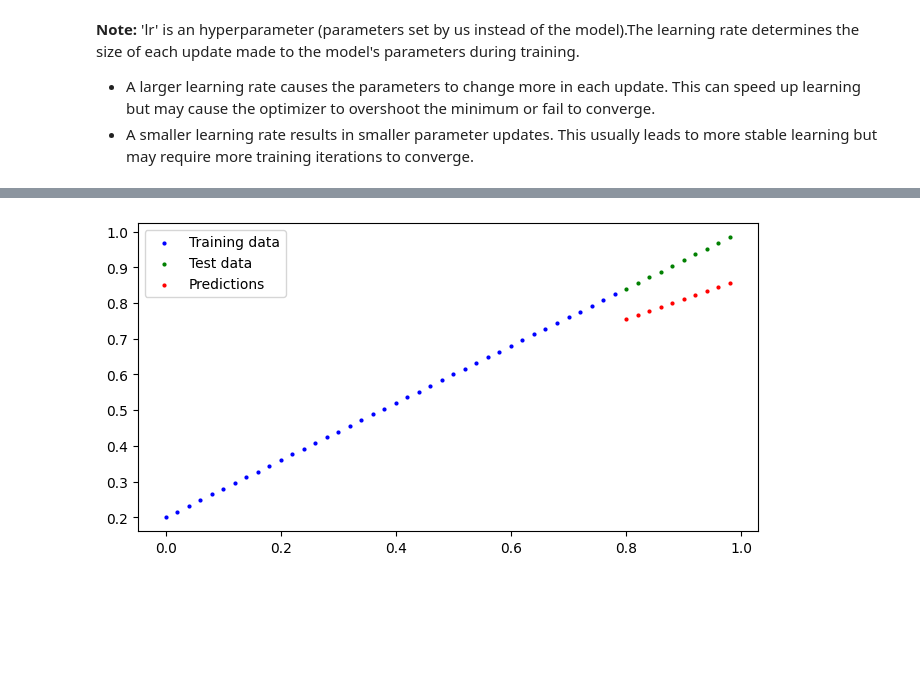
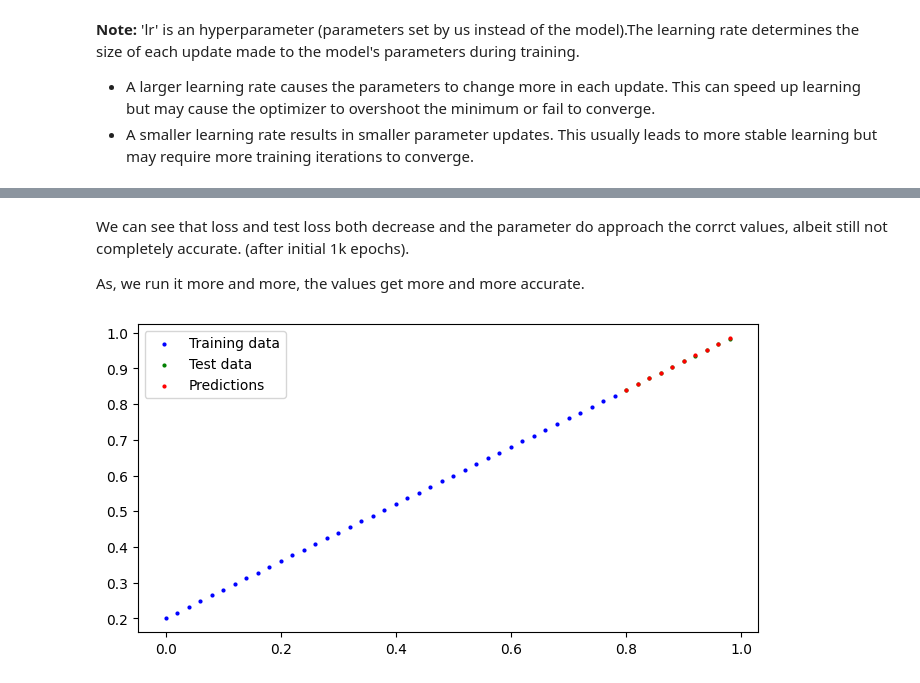
Before and after one commit to Sayam-01/Simple-ML-Model-for-Pytorch-Learning, a Jupyter notebook: Pytorch_2.ipynb, the cells around one changed output, grey strips where cells are left out. Drawn from its saved outputs; the diff is of its cells as text; code cells hidden in the pictures; blank space fills up the shorter version.

Commit message:
Implemented Testing loops, loss curves, predictions

```diff
--- a/Pytorch_2.ipynb
+++ b/Pytorch_2.ipynb
@@ -208,8 +218,12 @@ The loop involves these setps:
 # %%
-torch.manual_seed(42)
+#set the desired no of epochs
+epochs = 2000
 
-#set the desired no of epochs
-epochs = 1000
+#track useful values
+epoch_count = []
+loss_values = []
+test_loss_values = []
+
 
 #setting the loop
 for epoch in range(epochs):
@@ -232,3 +246,23 @@ for epoch in range(epochs):
 
   #Step the optimizer
   optimizer.step()
+
+  #Testing loop
+  #setting into eval mode
+  model0.eval()
+  with torch.inference_mode():
+    #doing the forward pass
+    test_predictions = model0(x_test)
+
+    #calculate the loss
+    test_loss = lossfun(test_predictions, y_test)
+
+  #lets print out the training loss and testing loss every 100 epochs
+  if epoch%100 == 0:
+    epoch_count.append(epoch)
+    loss_values.append(loss.detach().numpy())
+    test_loss_values.append(test_loss.detach().numpy())
+    print(f"Epoch: {epoch} || Loss: {loss} || Test loss: {test_loss}")
+
+#also lets print out the parameters after 1k epochs
+model0.state_dict()
@@ -244,9 +291,9 @@ Loss: 0.04554139822721481
-# %%
-#with this we can see the learning steps of model
-#we can see in the graph that the red dots are getting closer and closer
-with torch.inference_mode():
-  y_predicted = model0(x_test)
-
-plot_predictions(predictions=y_predicted)
-# %% [output]
-[figure, removed]
+# %% [markdown]
+We can see that loss and test loss both decrease and the parameter do approach the corrct values, albeit still not completely accurate. (after initial 1k epochs).
+
+As, we run it more and more, the values get more and more accurate.
+# %%
+#lets also see that graphically
+plot_predictions(predictions=test_predictions)
+# %% [output]
+[figure, added]
```
Also changed, not shown: parts of 5 cells of this notebook.
